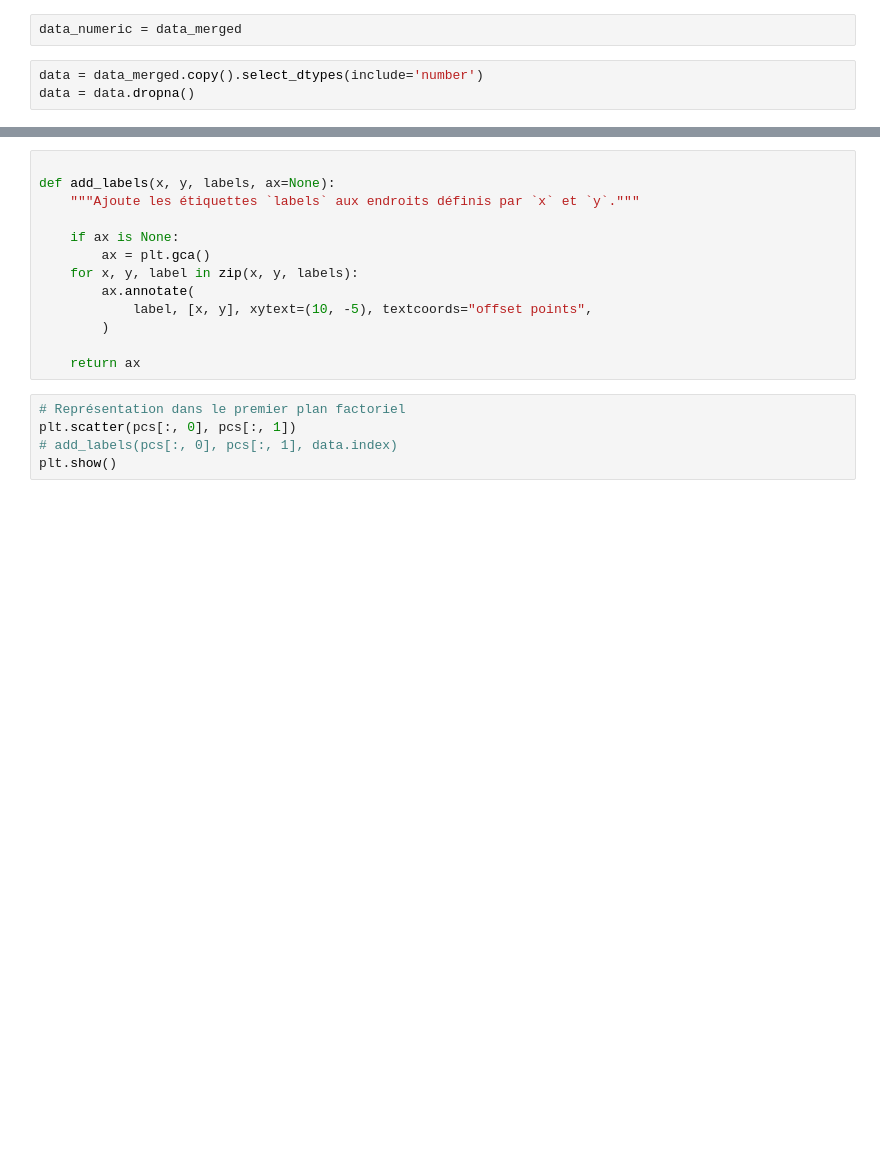
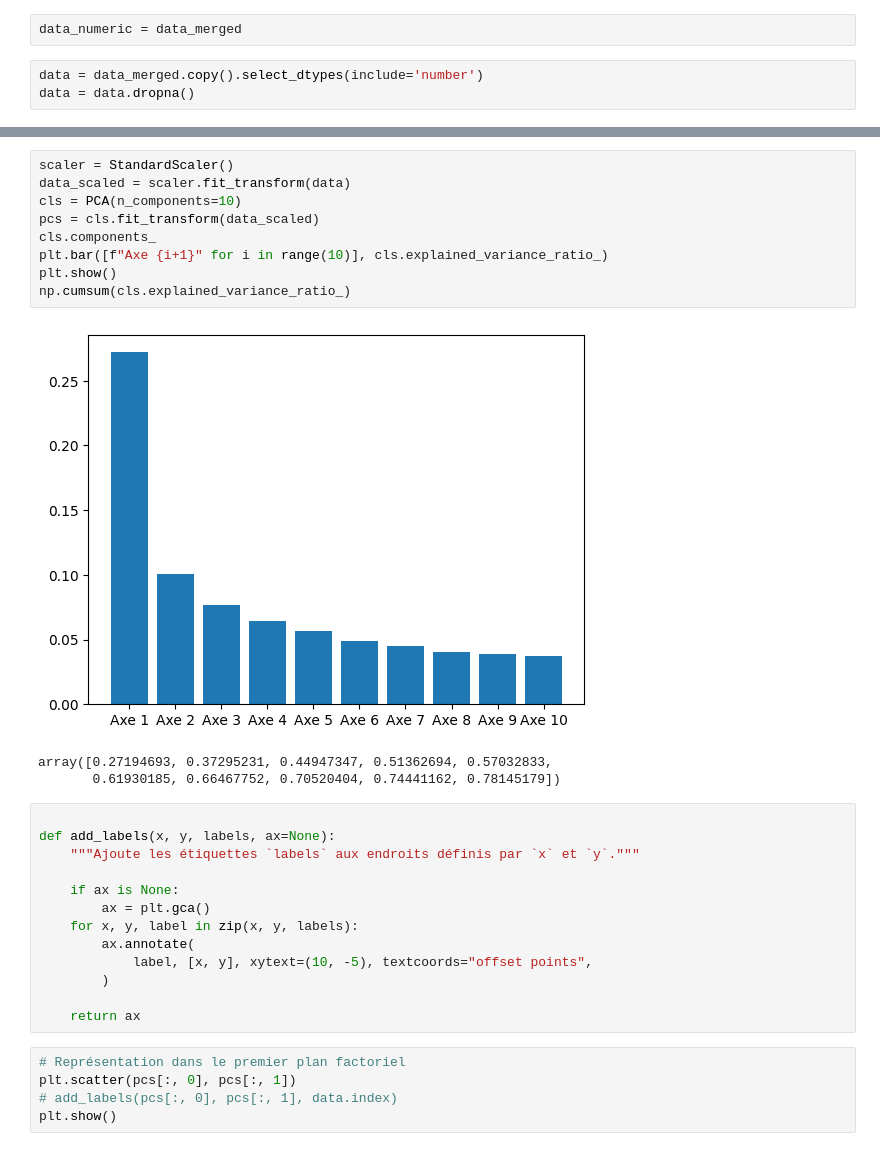
Before and after one commit to Menak49/alcohol-consumption-data-analysis, a Jupyter notebook: source/PCA_AFTD_CAH.ipynb, the cells around one changed output, grey strips where cells are left out. Cells and saved outputs as stored; diff of their text form; blank space fills up the shorter version.

```diff
--- a/source/PCA_AFTD_CAH.ipynb
+++ b/source/PCA_AFTD_CAH.ipynb
@@ -29,3 +49,16 @@ np.cumsum(cls.explained_variance_ratio_)
+# %%
+scaler = StandardScaler()
+data_scaled = scaler.fit_transform(data)
+cls = PCA(n_components=10)
+pcs = cls.fit_transform(data_scaled)
+cls.components_
+plt.bar([f"Axe {i+1}" for i in range(10)], cls.explained_variance_ratio_)
+plt.show()
+np.cumsum(cls.explained_variance_ratio_)
+# %% [output]
+[figure, added]
+array([0.27194693, 0.37295231, 0.44947347, 0.51362694, 0.57032833,
+       0.61930185, 0.66467752, 0.70520404, 0.74441162, 0.78145179])
 # %%
 
 def add_labels(x, y, labels, ax=None):
```
Also changed, not shown: parts of 17 cells of this notebook, 11 other files.
